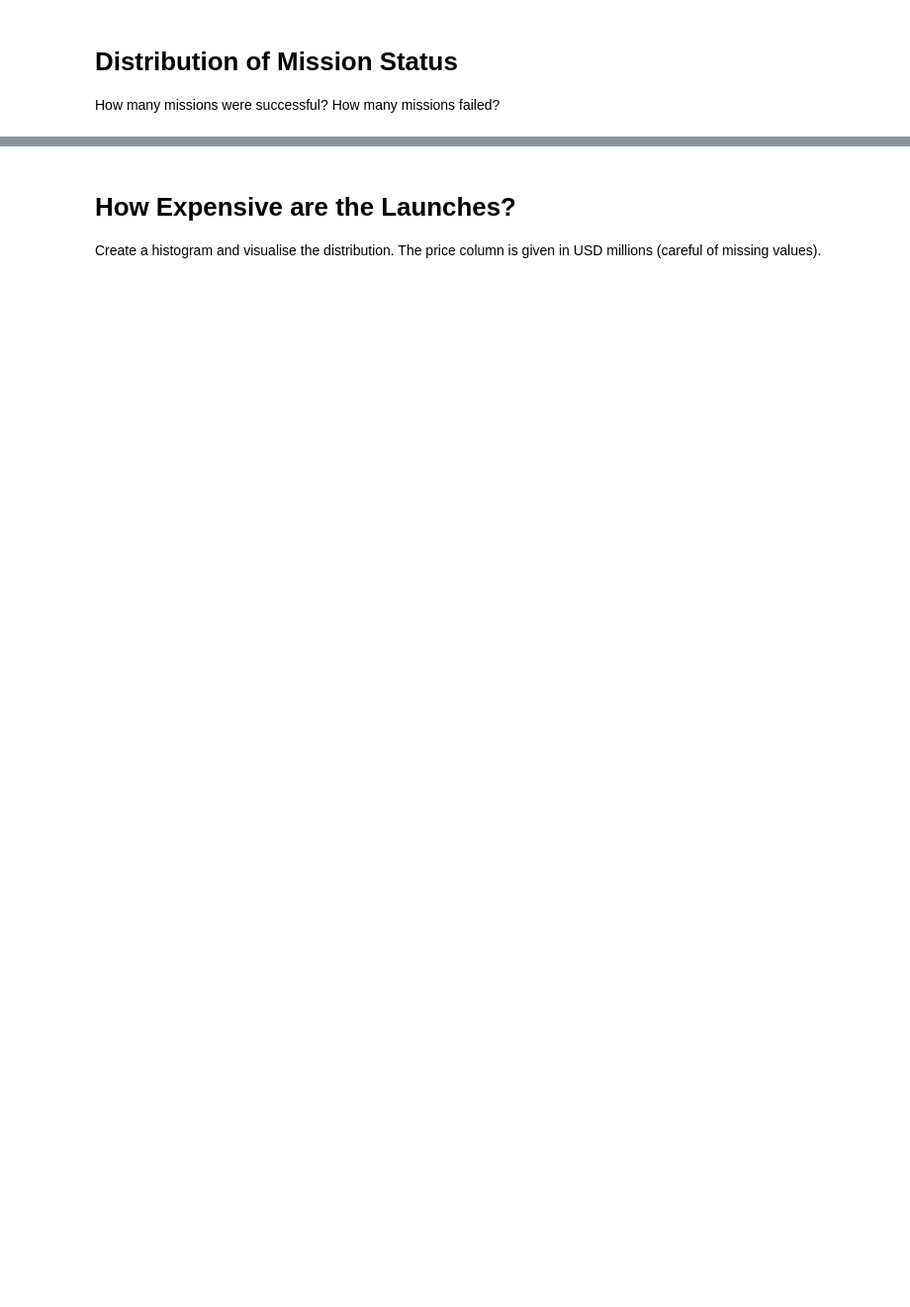
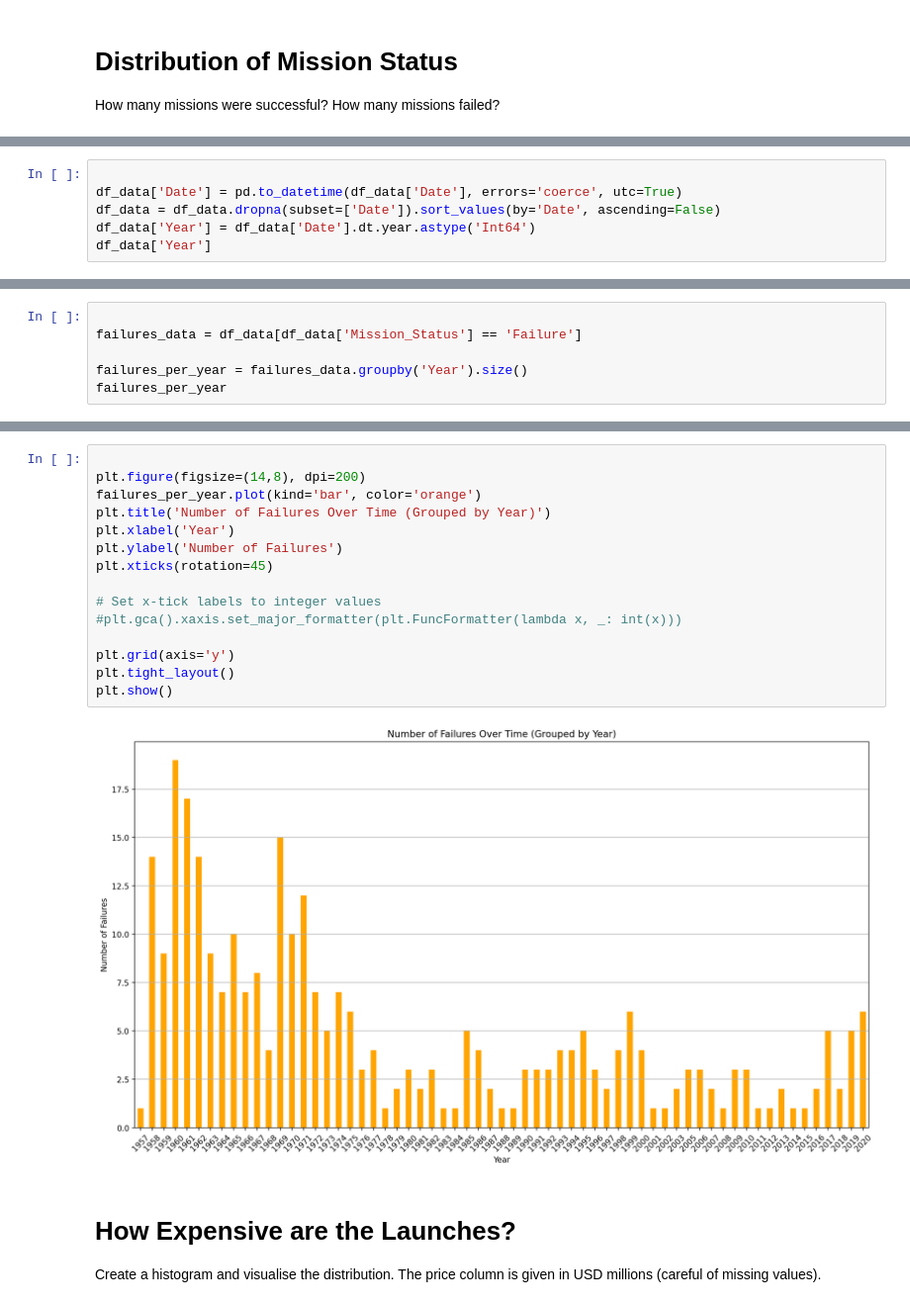
Before and after one commit to ckpinguin/learning_python, a Jupyter notebook: 99-space-race-data-analysis/Space_Missions_Analysis_(start).ipynb, the cells around one changed output, grey strips where cells are left out. Shown at 99% size. Drawn from its saved outputs; the diff is of its cells as text; blank space fills up the shorter version.

```diff
--- a/99-space-race-data-analysis/Space_Missions_Analysis_(start).ipynb
+++ b/99-space-race-data-analysis/Space_Missions_Analysis_(start).ipynb
@@ -161,0 +176,6 @@ How many missions failed?
+# %%
+
+df_data['Date'] = pd.to_datetime(df_data['Date'], errors='coerce', utc=True)
+df_data = df_data.dropna(subset=['Date']).sort_values(by='Date', ascending=False)
+df_data['Year'] = df_data['Date'].dt.year.astype('Int64')
+df_data['Year']
@@ -161,0 +195,6 @@ How many missions failed?
+# %%
+
+failures_data = df_data[df_data['Mission_Status'] == 'Failure']
+
+failures_per_year = failures_data.groupby('Year').size()
+failures_per_year
@@ -162,3 +215,20 @@ How many missions failed?
+# %%
+
+plt.figure(figsize=(14,8), dpi=200)
+failures_per_year.plot(kind='bar', color='orange')
+plt.title('Number of Failures Over Time (Grouped by Year)')
+plt.xlabel('Year')
+plt.ylabel('Number of Failures')
+plt.xticks(rotation=45)
+
+# Set x-tick labels to integer values
+#plt.gca().xaxis.set_major_formatter(plt.FuncFormatter(lambda x, _: int(x)))
+
+plt.grid(axis='y')
+plt.tight_layout()
+plt.show()
+# %% [output]
+[figure, added]
 # %% [markdown]
 # How Expensive are the Launches?
 
```
Also changed, not shown: parts of 11 cells of this notebook, 1 other file.
